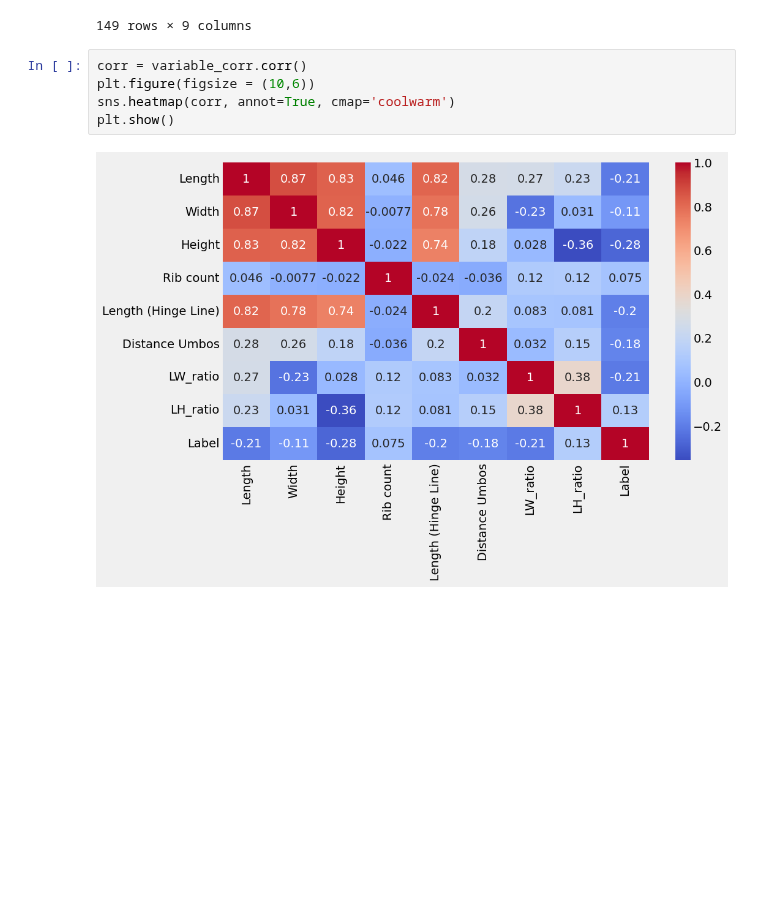
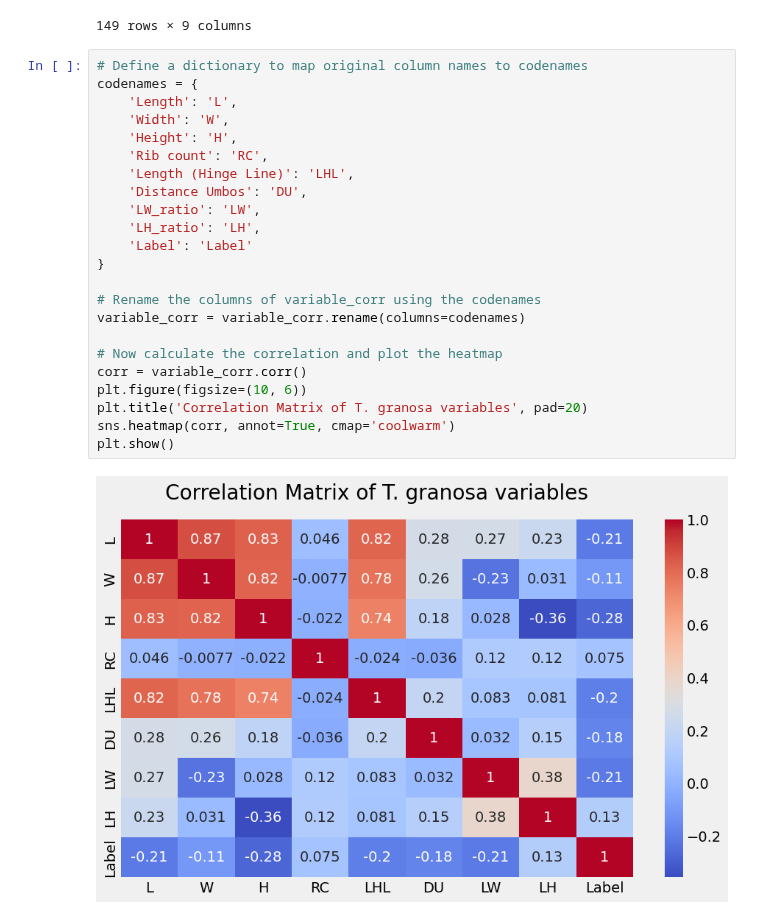
Before and after one commit to Geez-l/litoX, a Jupyter notebook: litoX_preprocessing.ipynb, the cells around one changed output. Cells and saved outputs as stored; diff of their text form; blank space fills up the shorter version.

```diff
--- a/litoX_preprocessing.ipynb
+++ b/litoX_preprocessing.ipynb
@@ -339,10 +340,28 @@ variable_corr
 | 870 | 0.237383 | 0.350617 | 0.377880 | 1.0 | 0.310870 | 0.058824 | 0.244688 | 0.330081 | ... |
 | 876 | 0.000000 | 0.088889 | 0.198157 | 0.6 | 0.043478 | 0.007353 | 0.262372 | 0.282325 | ... |
 149 rows × 9 columns
-# %%
-corr = variable_corr.corr()
-plt.figure(figsize = (10,6))
-sns.heatmap(corr, annot=True, cmap='coolwarm')
-plt.show()
-# %% [output]
-[figure, removed]
+# %%
+# Define a dictionary to map original column names to codenames
+codenames = {
+    'Length': 'L',
+    'Width': 'W',
+    'Height': 'H',
+    'Rib count': 'RC',
+    'Length (Hinge Line)': 'LHL',
+    'Distance Umbos': 'DU',
+    'LW_ratio': 'LW',
+    'LH_ratio': 'LH',
+    'Label': 'Label'
+}
+
+# Rename the columns of variable_corr using the codenames
+variable_corr = variable_corr.rename(columns=codenames)
+
+# Now calculate the correlation and plot the heatmap
+corr = variable_corr.corr()
+plt.figure(figsize=(10, 6))
+plt.title('Correlation Matrix of T. granosa variables', pad=20)
+sns.heatmap(corr, annot=True, cmap='coolwarm')
+plt.show()
+# %% [output]
+[figure, added]
```
Also changed, not shown: parts of 3 cells of this notebook.
